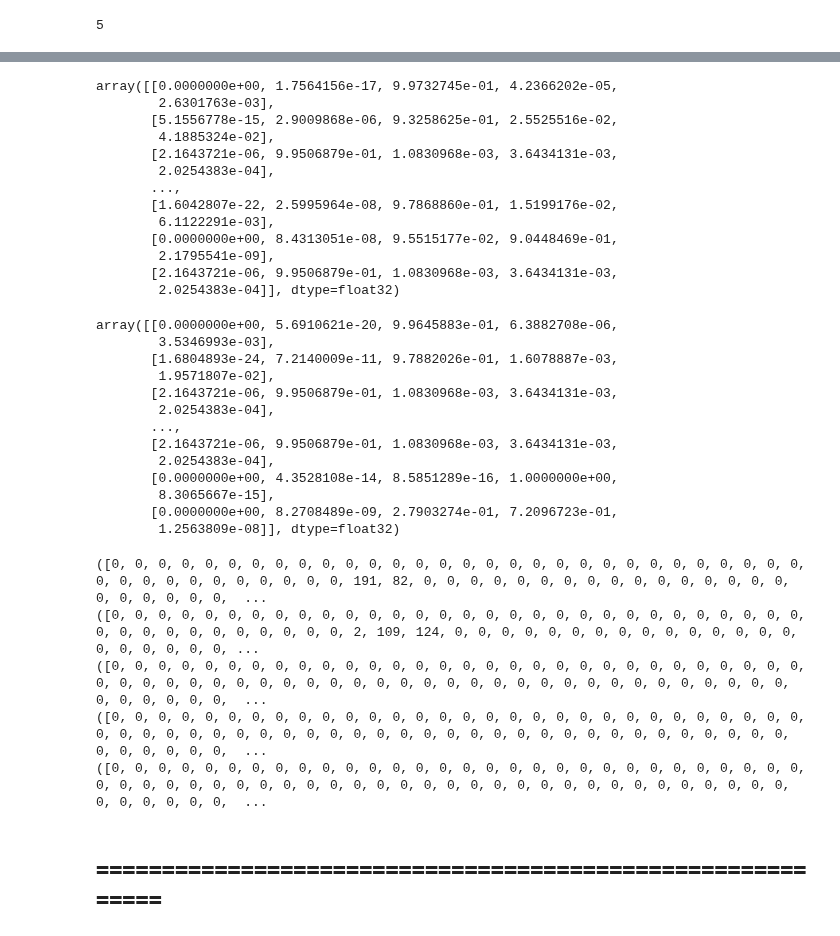
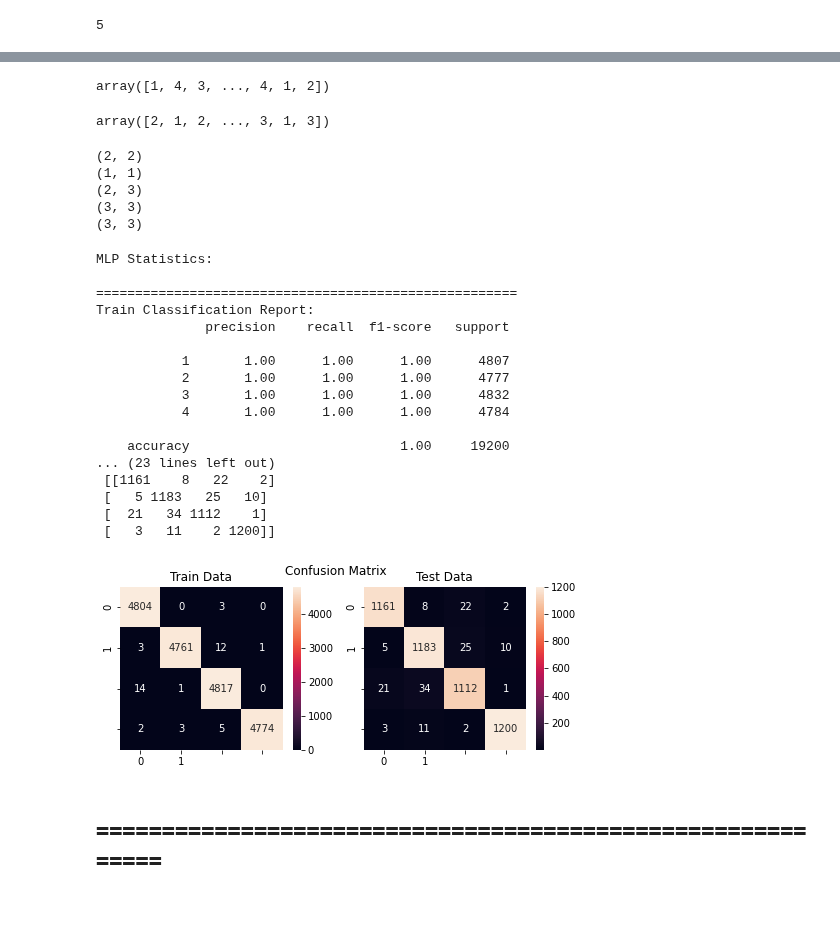
Before and after one commit to arvind-maurya/MachineLearning, a Jupyter notebook: Assignment/AIMLCEP_ARVIND_MAURYA_Q3.ipynb, the cells around one changed output, grey strips where cells are left out. Cells and saved outputs as stored; diff of their text form; code cells hidden in the pictures; blank space fills up the shorter version.

```diff
--- a/Assignment/AIMLCEP_ARVIND_MAURYA_Q3.ipynb
+++ b/Assignment/AIMLCEP_ARVIND_MAURYA_Q3.ipynb
@@ -126,6 +164,11 @@ from tensorflow import keras
 from tensorflow.keras import layers
 from keras.utils.np_utils import to_categorical
 from sklearn.metrics import  classification_report , confusion_matrix , accuracy_score
+# %%
+X_train = X_train.to_numpy()
+y_train = y_train.to_numpy()
+X_test = X_test.to_numpy()
+y_test = y_test.to_numpy()
 # %%
 #Convert the label data into categorical data
 y_train = to_categorical(y_train)
@@ -182,50 +225,55 @@ Epoch 100/100
 # %%
 #predicted values
 y_train_predict = model.predict(X_train)
+y_train_predict=np.argmax(y_train_predict, axis=1)
 y_train_predict
 # %% [output]
-array([[0.0000000e+00, 1.7564156e-17, 9.9732745e-01, 4.2366202e-05,
-        2.6301763e-03],
-       [5.1556778e-15, 2.9009868e-06, 9.3258625e-01, 2.5525516e-02,
-        4.1885324e-02],
-       [2.1643721e-06, 9.9506879e-01, 1.0830968e-03, 3.6434131e-03,
-        2.0254383e-04],
-       ...,
-       [1.6042807e-22, 2.5995964e-08, 9.7868860e-01, 1.5199176e-02,
-        6.1122291e-03],
-       [0.0000000e+00, 8.4313051e-08, 9.5515177e-02, 9.0448469e-01,
-        2.1795541e-09],
-       [2.1643721e-06, 9.9506879e-01, 1.0830968e-03, 3.6434131e-03,
-        2.0254383e-04]], dtype=float32)
+array([1, 4, 3, ..., 4, 1, 2])
 # %%
 y_test_predict = model.predict(X_test)
+y_test_predict=np.argmax(y_test_predict, axis=1)
 y_test_predict
 # %% [output]
-array([[0.0000000e+00, 5.6910621e-20, 9.9645883e-01, 6.3882708e-06,
-        3.5346993e-03],
-       [1.6804893e-24, 7.2140009e-11, 9.7882026e-01, 1.6078887e-03,
-        1.9571807e-02],
-       [2.1643721e-06, 9.9506879e-01, 1.0830968e-03, 3.6434131e-03,
-        2.0254383e-04],
-       ...,
-       [2.1643721e-06, 9.9506879e-01, 1.0830968e-03, 3.6434131e-03,
-        2.0254383e-04],
-       [0.0000000e+00, 4.3528108e-14, 8.5851289e-16, 1.0000000e+00,
-        8.3065667e-15],
-       [0.0000000e+00, 8.2708489e-09, 2.7903274e-01, 7.2096723e-01,
-        1.2563809e-08]], dtype=float32)
+array([2, 1, 2, ..., 3, 1, 3])
+# %%
+y_test=np.argmax(y_test, axis=1)
+y_train=np.argmax(y_train, axis=1)
 # %%
 # make class predictions with the model
 predictions = (model.predict(X_test) > 0.5).astype(int)
+predictions = np.argmax(predictions, axis=1)
 # summarize the first 5 cases
 for i in range(5):
-	print((X_test.iloc[i].tolist(), predictions[i], y_test[i]))
+	print(( predictions[i], y_test[i]))
 # %% [output]
-([0, 0, 0, 0, 0, 0, 0, 0, 0, 0, 0, 0, 0, 0, 0, 0, 0, 0, 0, 0, 0, 0, 0, 0, 0, 0, 0, 0, 0, 0, 0, 0, 0, 0, 0, 0, 0, 0, 0, 0, 0, 191, 82, 0, 0, 0, 0, 0, 0, 0, 0, 0, 0, 0, 0, 0, 0, 0, 0, 0, 0, 0, 0, 0, 0,  ...
-([0, 0, 0, 0, 0, 0, 0, 0, 0, 0, 0, 0, 0, 0, 0, 0, 0, 0, 0, 0, 0, 0, 0, 0, 0, 0, 0, 0, 0, 0, 0, 0, 0, 0, 0, 0, 0, 0, 0, 0, 0, 2, 109, 124, 0, 0, 0, 0, 0, 0, 0, 0, 0, 0, 0, 0, 0, 0, 0, 0, 0, 0, 0, 0, 0, ...
-([0, 0, 0, 0, 0, 0, 0, 0, 0, 0, 0, 0, 0, 0, 0, 0, 0, 0, 0, 0, 0, 0, 0, 0, 0, 0, 0, 0, 0, 0, 0, 0, 0, 0, 0, 0, 0, 0, 0, 0, 0, 0, 0, 0, 0, 0, 0, 0, 0, 0, 0, 0, 0, 0, 0, 0, 0, 0, 0, 0, 0, 0, 0, 0, 0, 0,  ...
-([0, 0, 0, 0, 0, 0, 0, 0, 0, 0, 0, 0, 0, 0, 0, 0, 0, 0, 0, 0, 0, 0, 0, 0, 0, 0, 0, 0, 0, 0, 0, 0, 0, 0, 0, 0, 0, 0, 0, 0, 0, 0, 0, 0, 0, 0, 0, 0, 0, 0, 0, 0, 0, 0, 0, 0, 0, 0, 0, 0, 0, 0, 0, 0, 0, 0,  ...
-([0, 0, 0, 0, 0, 0, 0, 0, 0, 0, 0, 0, 0, 0, 0, 0, 0, 0, 0, 0, 0, 0, 0, 0, 0, 0, 0, 0, 0, 0, 0, 0, 0, 0, 0, 0, 0, 0, 0, 0, 0, 0, 0, 0, 0, 0, 0, 0, 0, 0, 0, 0, 0, 0, 0, 0, 0, 0, 0, 0, 0, 0, 0, 0, 0, 0,  ...
+(2, 2)
+(1, 1)
+(2, 3)
+(3, 3)
+(3, 3)
+# %%
+print('MLP Statistics: \n')
+print_classification_report(y_train,y_train_predict,y_test,y_test_predict)
+plot_confusion_matrix(y_train,y_train_predict,y_test,y_test_predict)
+# %% [output]
+MLP Statistics:
+
+======================================================
+Train Classification Report:
+              precision    recall  f1-score   support
+
+           1       1.00      1.00      1.00      4807
+           2       1.00      1.00      1.00      4777
+           3       1.00      1.00      1.00      4832
+           4       1.00      1.00      1.00      4784
+
+    accuracy                           1.00     19200
+... (23 lines left out)
+ [[1161    8   22    2]
+ [   5 1183   25   10]
+ [  21   34 1112    1]
+ [   3   11    2 1200]]
+[figure, added]
 # %% [markdown]
 ## **===========================================================**
 # %% [markdown]
```
Also changed, not shown: parts of 17 cells of this notebook.
